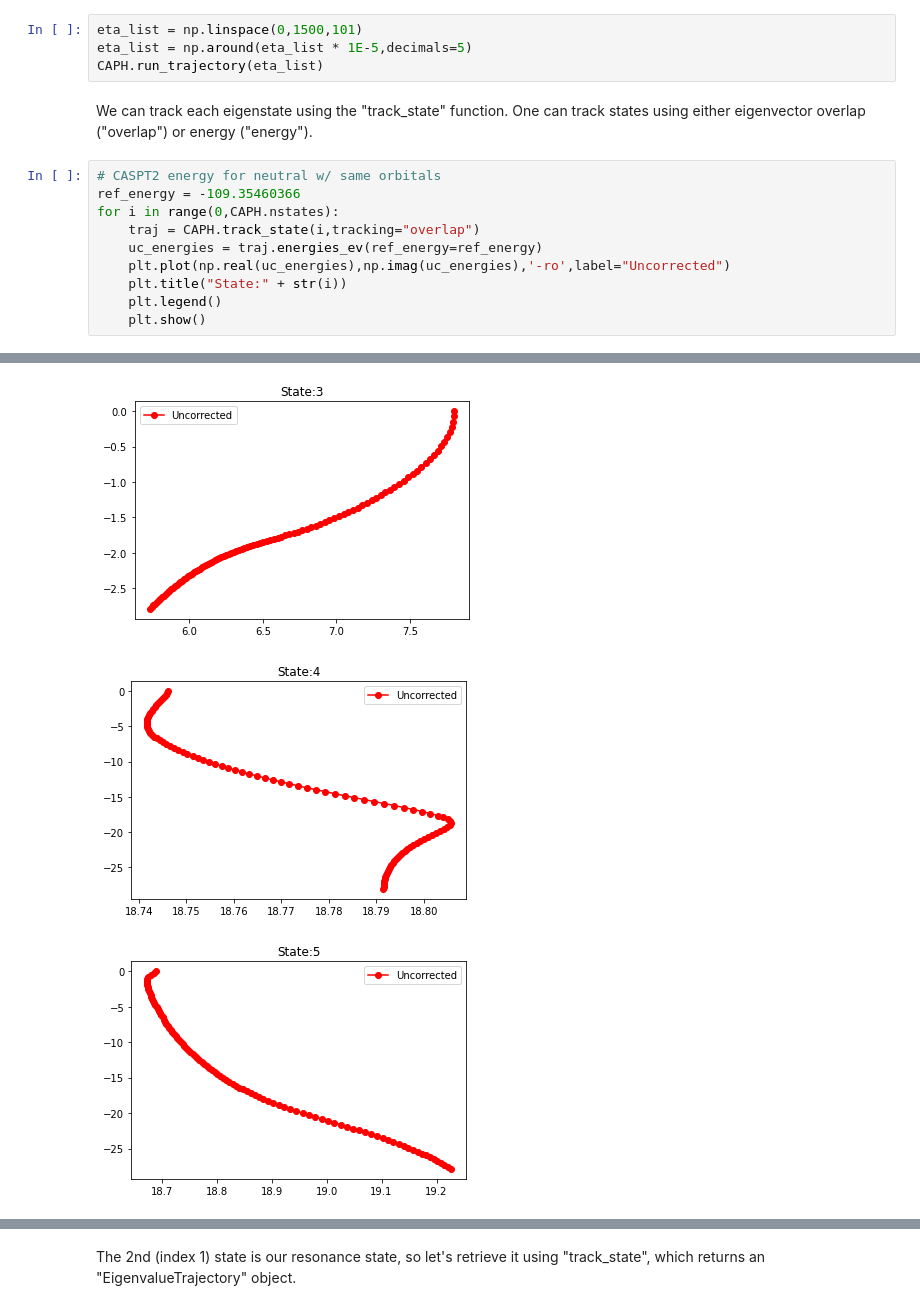
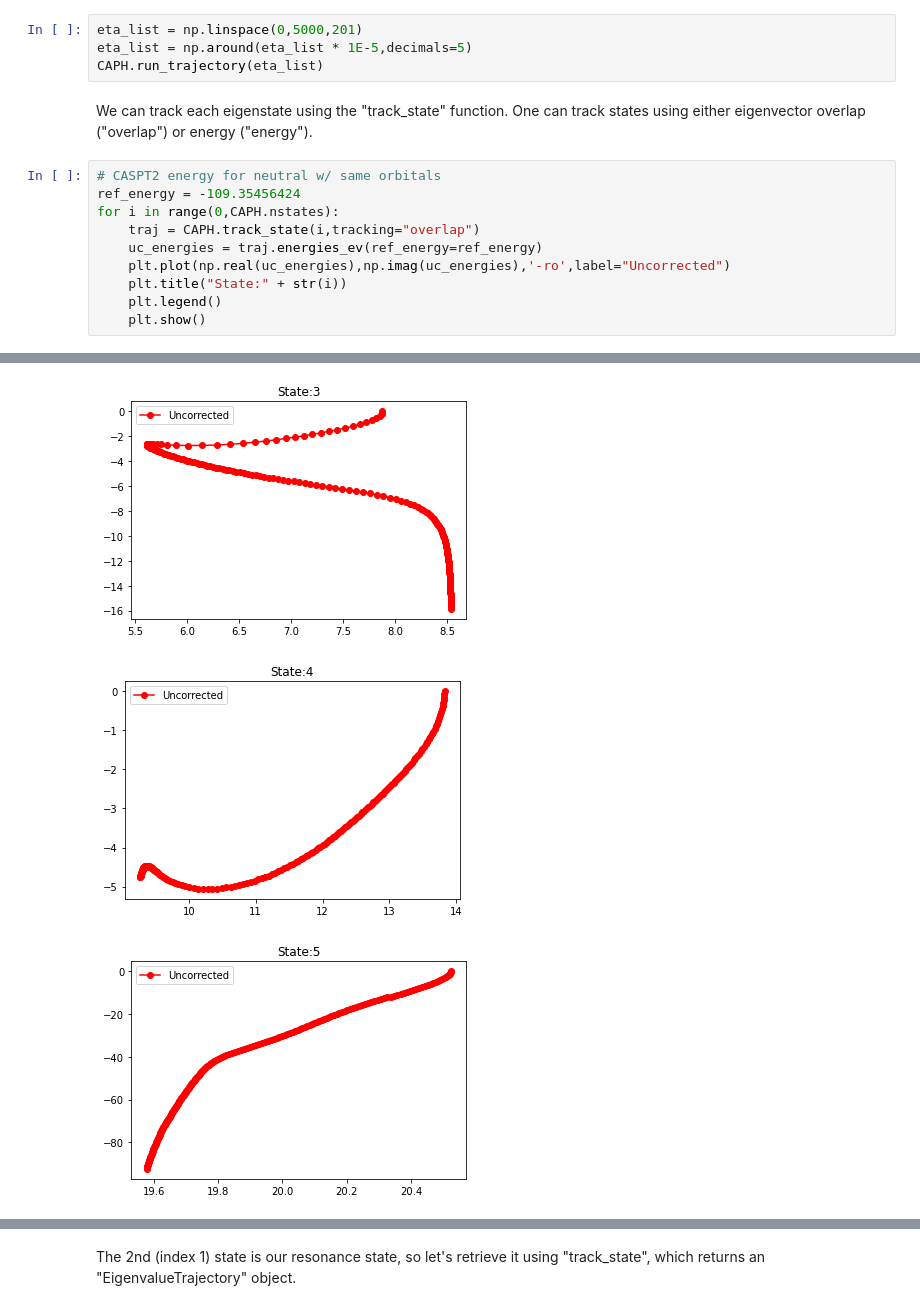
Before and after one commit to gayverjr/opencap, a Jupyter notebook: examples/analysis/N2/OpenMolcasTutorial.ipynb, the cells around one changed output, grey strips where cells are left out. Cells and saved outputs as stored; diff of their text form.

```diff
--- a/examples/analysis/N2/OpenMolcasTutorial.ipynb
+++ b/examples/analysis/N2/OpenMolcasTutorial.ipynb
@@ -74,14 +74,14 @@ CAPH = CAPHamiltonian(pc=pc)
 # %% [markdown]
 The run_trajectory function is used to generate eigenvalue trajectories. The CAP Hamiltonian is diagonalized over the specified range of cap strength values, and the results are stored.
 # %%
-eta_list = np.linspace(0,1500,101)
+eta_list = np.linspace(0,5000,201)
 eta_list = np.around(eta_list * 1E-5,decimals=5)
 CAPH.run_trajectory(eta_list)
 # %% [markdown]
 We can track each eigenstate using the "track_state" function. One can track states using either eigenvector overlap ("overlap") or energy ("energy").
 # %%
 # CASPT2 energy for neutral w/ same orbitals
-ref_energy = -109.35460366
+ref_energy = -109.35456424
 for i in range(0,CAPH.nstates):
     traj = CAPH.track_state(i,tracking="overlap")
     uc_energies = traj.energies_ev(ref_energy=ref_energy)
@@ -96,3 +96,3 @@ for i in range(0,CAPH.nstates):
-[figure, old version]
+[figure, new version]
-[figure, old version]
+[figure, new version]
-[figure, old version]
+[figure, new version]
```
Also changed, not shown: parts of 3 cells of this notebook, 11 other files.
